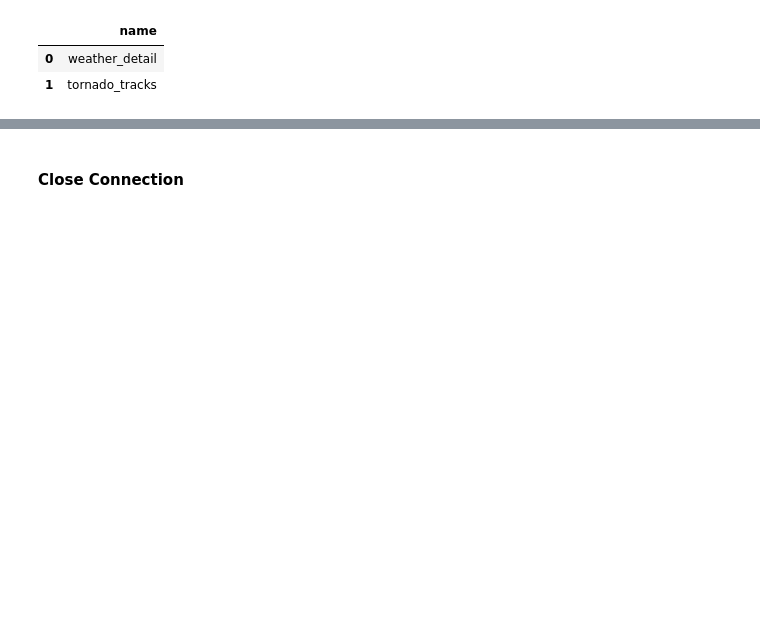
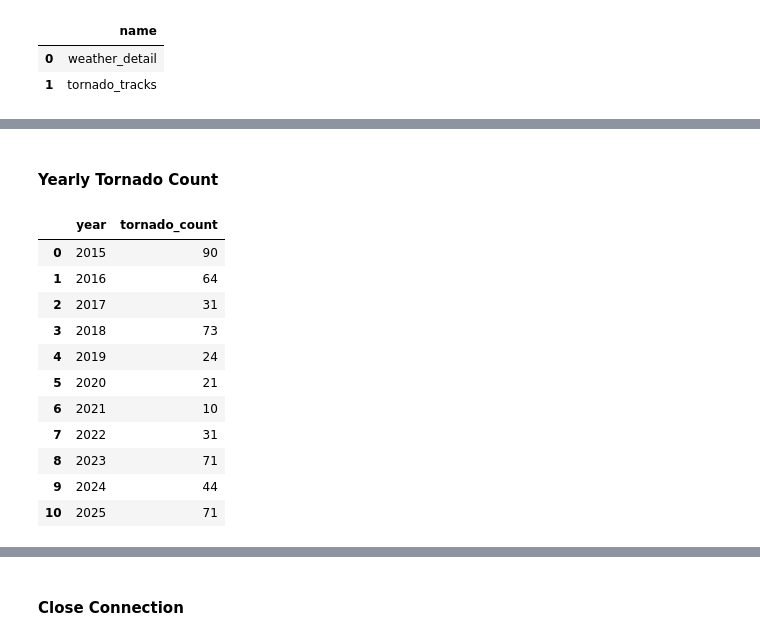
Before and after one commit to eugeniaduke/Is_Tornado_Activity_Increasing, a Jupyter notebook: Notebooks/Tornado_Tracks_Database.ipynb, the cells around one changed output, grey strips where cells are left out. Cells and saved outputs as stored; diff of their text form; code cells hidden in the pictures; blank space fills up the shorter version.

```diff
--- a/Notebooks/Tornado_Tracks_Database.ipynb
+++ b/Notebooks/Tornado_Tracks_Database.ipynb
@@ -40,0 +76,24 @@ pd.read_sql("SELECT * FROM weather_detail LIMIT 5;", connection)
+# %% [markdown]
+#### Yearly Tornado Count
+# %%
+Query = """
+SELECT strftime('%Y', Date) AS year, COUNT(*) AS tornado_count
+FROM tornado_tracks
+GROUP BY year
+ORDER BY year;
+"""
+df = pd.read_sql(Query, connection)
+df
+# %% [output]
+|  | year | tornado_count |
+| 0 | 2015 | 90 |
+| 1 | 2016 | 64 |
+| 2 | 2017 | 31 |
+| 3 | 2018 | 73 |
+| 4 | 2019 | 24 |
+| 5 | 2020 | 21 |
+| 6 | 2021 | 10 |
+| 7 | 2022 | 31 |
+| 8 | 2023 | 71 |
+| 9 | 2024 | 44 |
+| 10 | 2025 | 71 |
```
Also changed, not shown: parts of 8 cells of this notebook, 11 other files.
